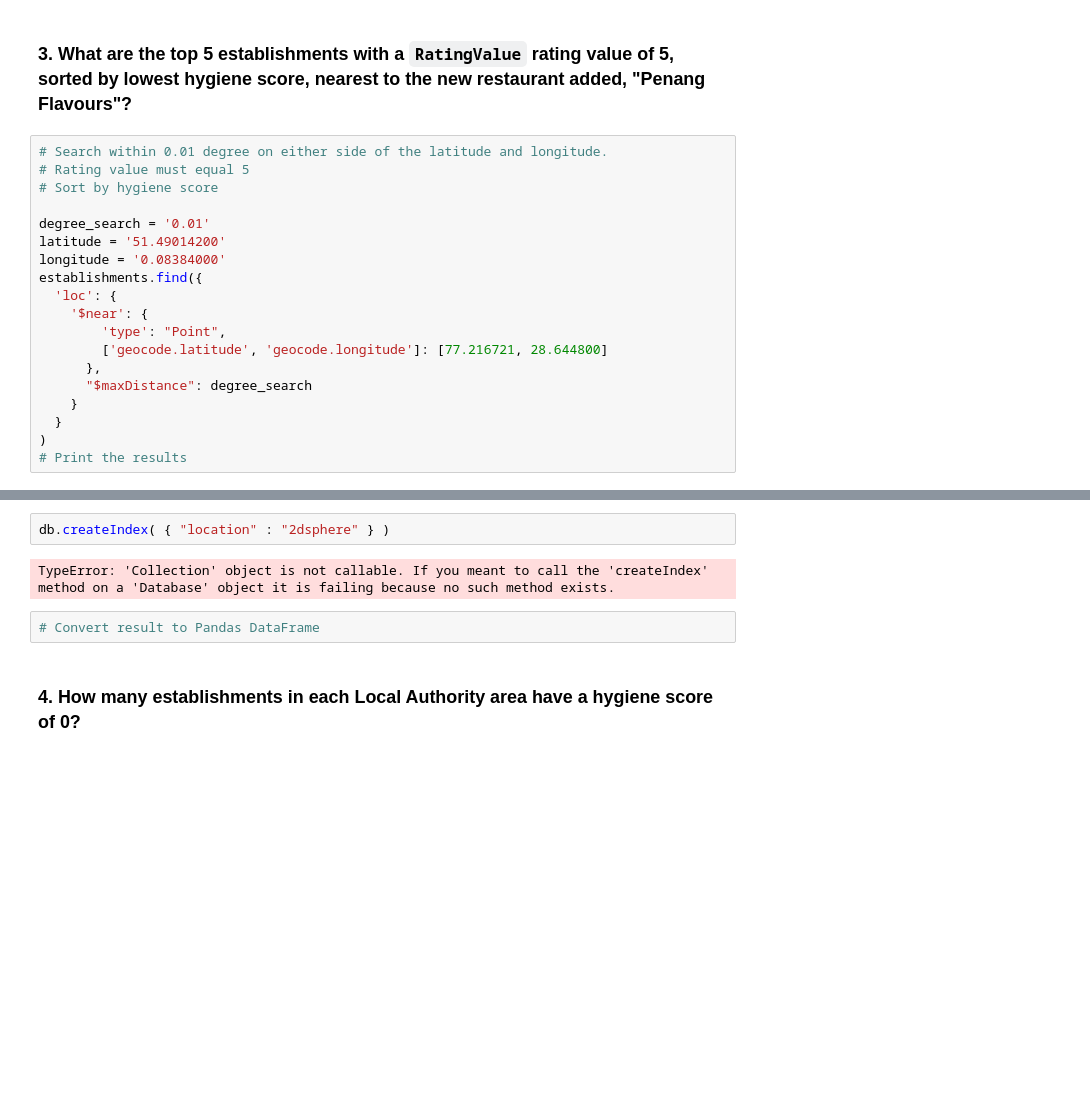
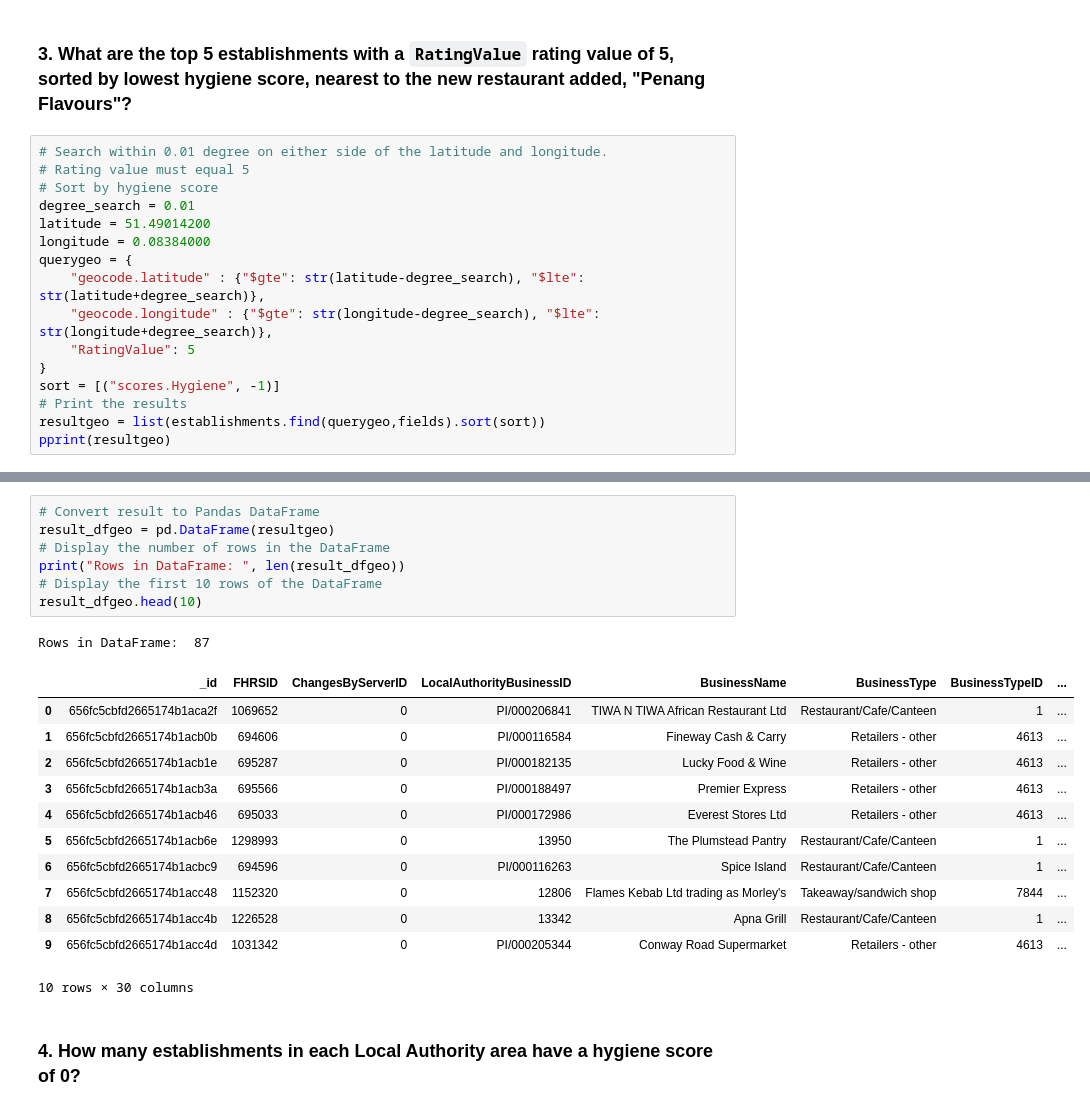
Before and after one commit to maijennifer/nosql-challenge, a Jupyter notebook: NoSQL_analysis_starter.ipynb, the cells around one changed output, grey strips where cells are left out. Saved outputs shown, nothing was run; the diff lists cells and outputs as text; blank space fills up the shorter version.

```diff
--- a/NoSQL_analysis_starter.ipynb
+++ b/NoSQL_analysis_starter.ipynb
@@ -138,19 +138,16 @@ Rows in DataFrame:  673
 # Search within 0.01 degree on either side of the latitude and longitude.
 # Rating value must equal 5
 # Sort by hygiene score
-
-degree_search = '0.01'
-latitude = '51.49014200'
-longitude = '0.08384000'
-establishments.find({
-  'loc': {
-    '$near': {
-        'type': "Point",
-        ['geocode.latitude', 'geocode.longitude']: [77.216721, 28.644800]
-      },
-      "$maxDistance": degree_search
-    }
-  }
-)
+degree_search = 0.01
+latitude = 51.49014200
+longitude = 0.08384000
+querygeo = {
+    "geocode.latitude" : {"$gte": str(latitude-degree_search), "$lte": str(latitude+degree_search)},
+    "geocode.longitude" : {"$gte": str(longitude-degree_search), "$lte": str(longitude+degree_search)},
+    "RatingValue": 5
+}
+sort = [("scores.Hygiene", -1)]
 # Print the results
+resultgeo = list(establishments.find(querygeo,fields).sort(sort))
+pprint(resultgeo)
 # %% [output]
@@ -158,9 +171,24 @@ TypeError: unhashable type: 'list'
-# %%
-db.createIndex( { "location" : "2dsphere" } )
-# %% [output]
-TypeError: 'Collection' object is not callable. If you meant to call the 'createIndex' method on a 'Database' object it is failing because no such method exists.
 # %%
 # Convert result to Pandas DataFrame
+result_dfgeo = pd.DataFrame(resultgeo)
+# Display the number of rows in the DataFrame
+print("Rows in DataFrame: ", len(result_dfgeo))
+# Display the first 10 rows of the DataFrame
+result_dfgeo.head(10)
+# %% [output]
+Rows in DataFrame:  87
+|  | _id | FHRSID | ChangesByServerID | LocalAuthorityBusinessID | BusinessName | BusinessType | BusinessTypeID | ... |
+| 0 | 656fc5cbfd2665174b1aca2f | 1069652 | 0 | PI/000206841 | TIWA N TIWA African Restaurant Ltd | Restaurant/Cafe/Canteen | 1 | ... |
+| 1 | 656fc5cbfd2665174b1acb0b | 694606 | 0 | PI/000116584 | Fineway Cash & Carry | Retailers - other | 4613 | ... |
+| 2 | 656fc5cbfd2665174b1acb1e | 695287 | 0 | PI/000182135 | Lucky Food & Wine | Retailers - other | 4613 | ... |
+| 3 | 656fc5cbfd2665174b1acb3a | 695566 | 0 | PI/000188497 | Premier Express | Retailers - other | 4613 | ... |
+| 4 | 656fc5cbfd2665174b1acb46 | 695033 | 0 | PI/000172986 | Everest Stores Ltd | Retailers - other | 4613 | ... |
+| 5 | 656fc5cbfd2665174b1acb6e | 1298993 | 0 | 13950 | The Plumstead Pantry | Restaurant/Cafe/Canteen | 1 | ... |
+| 6 | 656fc5cbfd2665174b1acbc9 | 694596 | 0 | PI/000116263 | Spice Island | Restaurant/Cafe/Canteen | 1 | ... |
+| 7 | 656fc5cbfd2665174b1acc48 | 1152320 | 0 | 12806 | Flames Kebab Ltd trading as Morley's | Takeaway/sandwich shop | 7844 | ... |
+| 8 | 656fc5cbfd2665174b1acc4b | 1226528 | 0 | 13342 | Apna Grill | Restaurant/Cafe/Canteen | 1 | ... |
+| 9 | 656fc5cbfd2665174b1acc4d | 1031342 | 0 | PI/000205344 | Conway Road Supermarket | Retailers - other | 4613 | ... |
+10 rows × 30 columns
 # %% [markdown]
 ### 4. How many establishments in each Local Authority area have a hygiene score of 0?
 # %%
```
Also changed, not shown: parts of 3 cells of this notebook.
